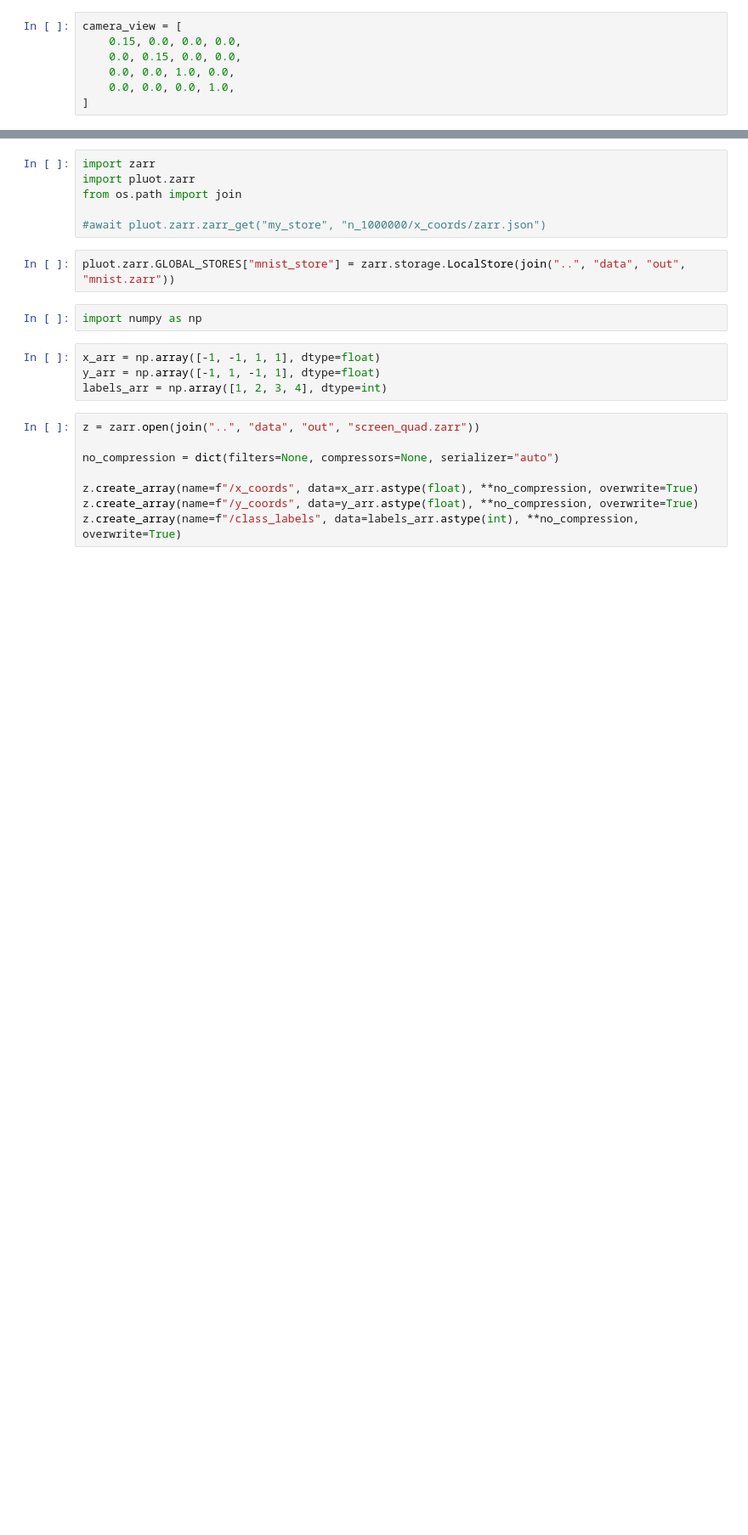
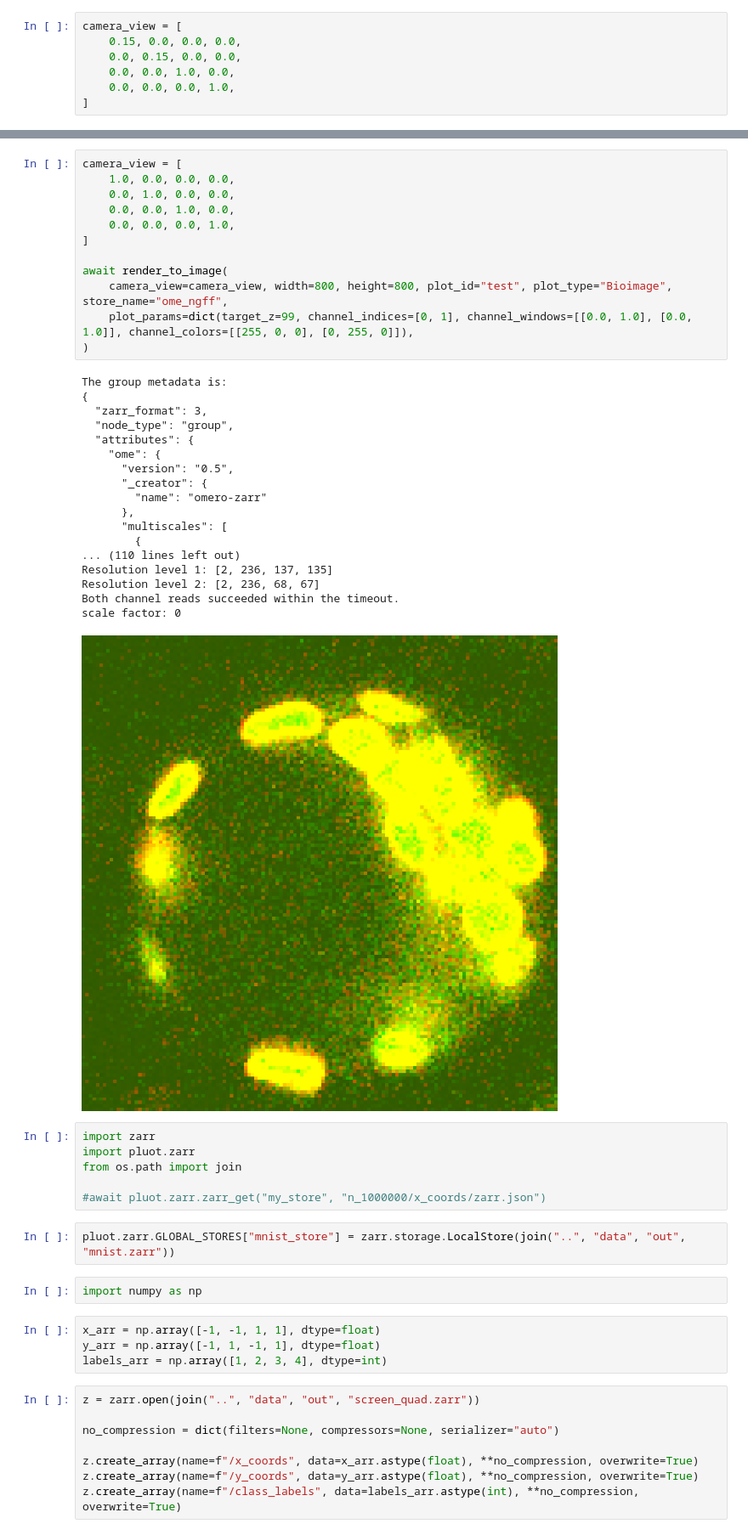
Before and after one commit to keller-mark/pluot, a Jupyter notebook: python-notebooks/triangle.ipynb, the cells around one changed output, grey strips where cells are left out. Shown at 85% size. Drawn from its saved outputs; the diff is of its cells as text; blank space fills up the shorter version.

Commit message:
Timeout working in WASM and with None in Python

```diff
--- a/python-notebooks/triangle.ipynb
+++ b/python-notebooks/triangle.ipynb
@@ -23,3 +23,34 @@ await render_to_image(
+# %%
+camera_view = [
+    1.0, 0.0, 0.0, 0.0,
+    0.0, 1.0, 0.0, 0.0,
+    0.0, 0.0, 1.0, 0.0,
+    0.0, 0.0, 0.0, 1.0,
+]
+
+await render_to_image(
+    camera_view=camera_view, width=800, height=800, plot_id="test", plot_type="Bioimage", store_name="ome_ngff",
+    plot_params=dict(target_z=99, channel_indices=[0, 1], channel_windows=[[0.0, 1.0], [0.0, 1.0]], channel_colors=[[255, 0, 0], [0, 255, 0]]),
+)
+# %% [output]
+The group metadata is:
+{
+  "zarr_format": 3,
+  "node_type": "group",
+  "attributes": {
+    "ome": {
+      "version": "0.5",
+      "_creator": {
+        "name": "omero-zarr"
+      },
+      "multiscales": [
+        {
+... (110 lines left out)
+Resolution level 1: [2, 236, 137, 135]
+Resolution level 2: [2, 236, 68, 67]
+Both channel reads succeeded within the timeout.
+scale factor: 0
+[figure, added]
 # %%
 import zarr
 import pluot.zarr
```
Also changed, not shown: parts of 2 cells of this notebook, 9 other files.
